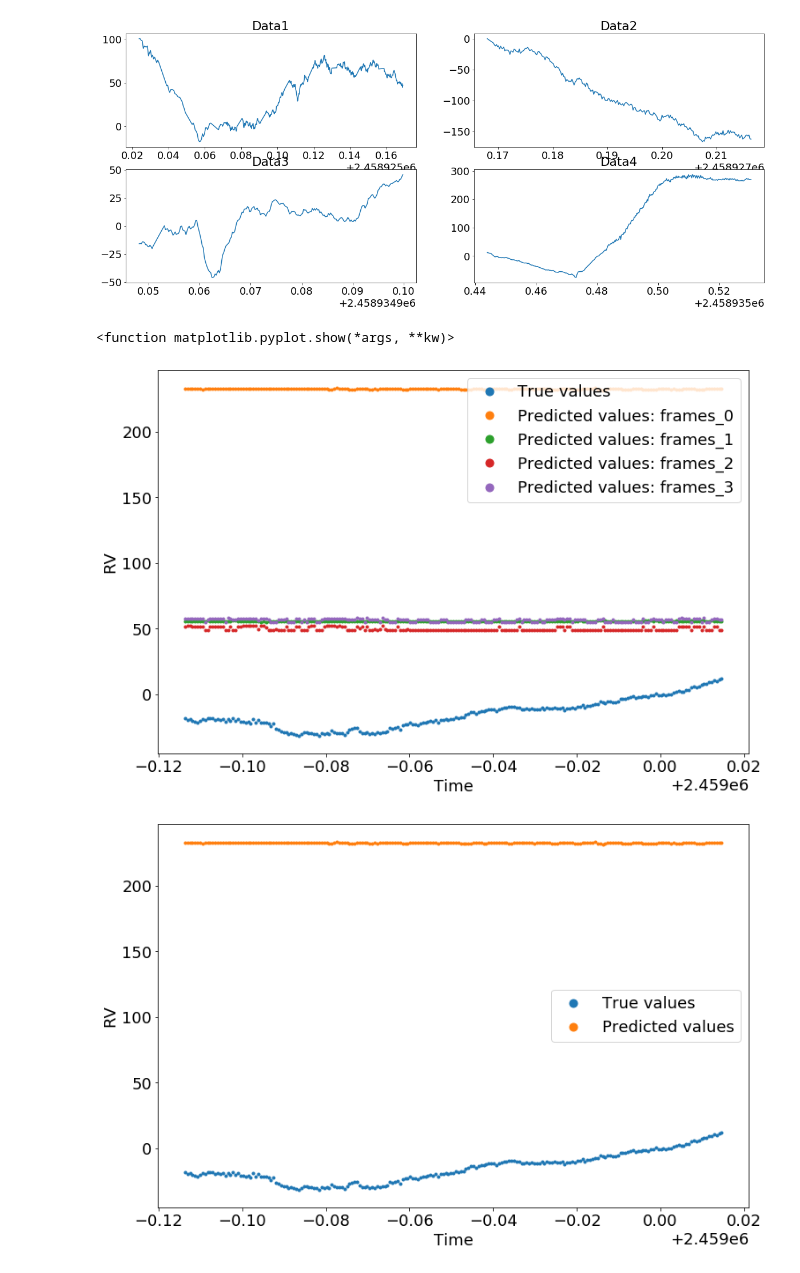
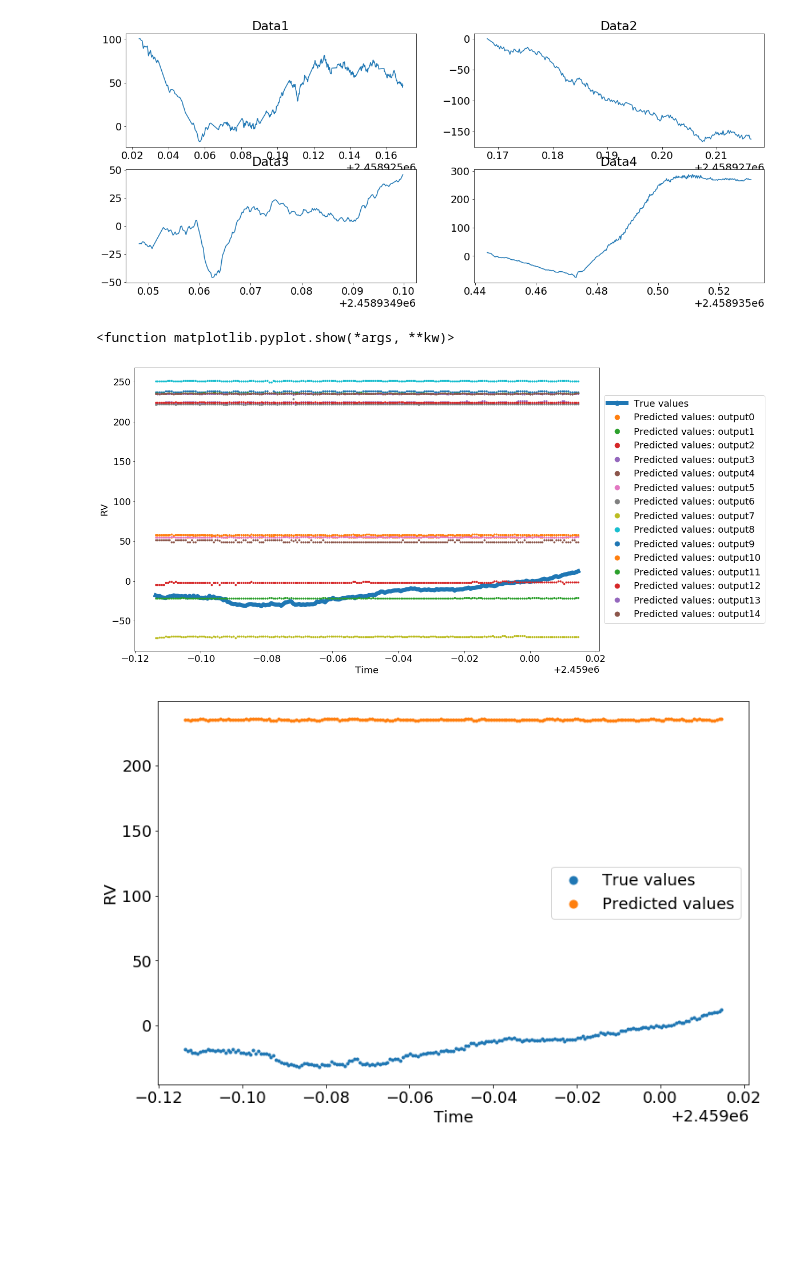
Before and after one commit to svejlgaard/finalproject, a Jupyter notebook: Regression.ipynb, the cells around one changed output. Saved outputs shown, nothing was run; the diff lists cells and outputs as text; code cells hidden in the pictures; blank space fills up the shorter version.

```diff
--- a/Regression.ipynb
+++ b/Regression.ipynb
@@ -21,8 +23,8 @@ import random
 # %%
-df1 = pd.read_csv('data\etalon_jitter_16Mar20_etalon.ccfSum-telemetryCLEANED.csv')
-df2 = pd.read_csv('data\etalon_jitter_18Mar20_etalon.ccfSum-telemetry.csv')
-df3 = pd.read_csv('data\etalon_jitter_26Mar20_Cryo_etalon.ccfSum-telemetry.csv')
-df4 = pd.read_csv('data\etalon_jitter_26Mar_whitebox_etalon.ccfSum-telemetry.csv')
+df1 = pd.read_csv('data2\etalon_jitter_16Mar20_etalon.ccfSum-telemetryCLEANED.csv')
+df2 = pd.read_csv('data2\etalon_jitter_18Mar20_etalon.ccfSum-telemetryCLEANED.csv')
+df3 = pd.read_csv('data2\etalon_jitter_26Mar20_Cryo_etalon.ccfSum-telemetryCLEANED.csv')
+df4 = pd.read_csv('data2\etalon_jitter_26Mar_whitebox_etalon.ccfSum-telemetryCLEANED.csv')
 # %%
 frames = [df1, df2, df3, df4]
 data = np.array(pd.concat(frames))
@@ -160,7 +162,7 @@ plt.legend(markerscale=3);
 # %% [markdown]
 # New data
 # %%
-dfnew = pd.read_csv('data\etalon_etalon_29May20.ccfSum-telemetry.csv')
+dfnew = pd.read_csv('data\etalon_jitter_29May20_etalon.ccfSum-telemetry.csv')
 newData = np.array(dfnew)
 
 np.savetxt('AllDataNew.txt', newData)
@@ -207,38 +209,46 @@ frames_1 = [df1, df2, df3]
 frames_2 = [df1, df2]
 frames_3 = [df1]
 
-frame_tot = [frames_0, frames_1,frames_2,frames_3]
+frame_tot = [df1, df2, df3, df4]
 
 X = np.array(pd.concat(frames_1))[:,3:]
 y = np.array(pd.concat(frames_1))[:,1]
+
+input = frame_tot
+
+output = sum([list(map(list, combinations(input, i))) for i in range(len(input) + 1)], [])
+output = output[1:]
 # %%
+X_test = newData[:,3:]
+y_test = newData[:,1]
+
 time =  newData[:,0]
 
-plt.figure(figsize=(12,8))
+plt.figure(figsize=(16,10))
 
-for i in range(4):
-    frames = frame_tot[i]
+for i in range(len(output)):
+    frames = output[i]
     X = np.array(pd.concat(frames))[:,3:]
     y = np.array(pd.concat(frames))[:,1]
 
     model = xgb.XGBRegressor()
     model.fit(X, y);
     ypred = model.predict(X_test)
     #print(ypred)
 #     ypreds.append(ypred)
 
 
     if i == 0:
-        plt.plot(time,y_test, '.', color='C0', linewidth = 2, label = 'True values')
-    plt.plot(time,ypred, '.', color=f'C{i+1}', linewidth = 2, label = f'Predicted values: frames_{i}')
+        plt.plot(time,y_test, '.-', color='C0', linewidth = 8, label = 'True values')
+    plt.plot(time,ypred, '.', color=f'C{i+1}', linewidth = 2, label = f'Predicted values: output{i}')
     plt.xlabel('Time')
     plt.ylabel('RV')
-    plt.legend(markerscale=3);
+    plt.legend(markerscale=3, loc='center left', bbox_to_anchor=(1, 0.5));
 
 plt.show
 # %% [output]
 <function matplotlib.pyplot.show(*args, **kw)>
-[figure, old version]
+[figure, new version]
 # %%
 seed = 42
 
```
Also changed, not shown: parts of 6 cells of this notebook.
